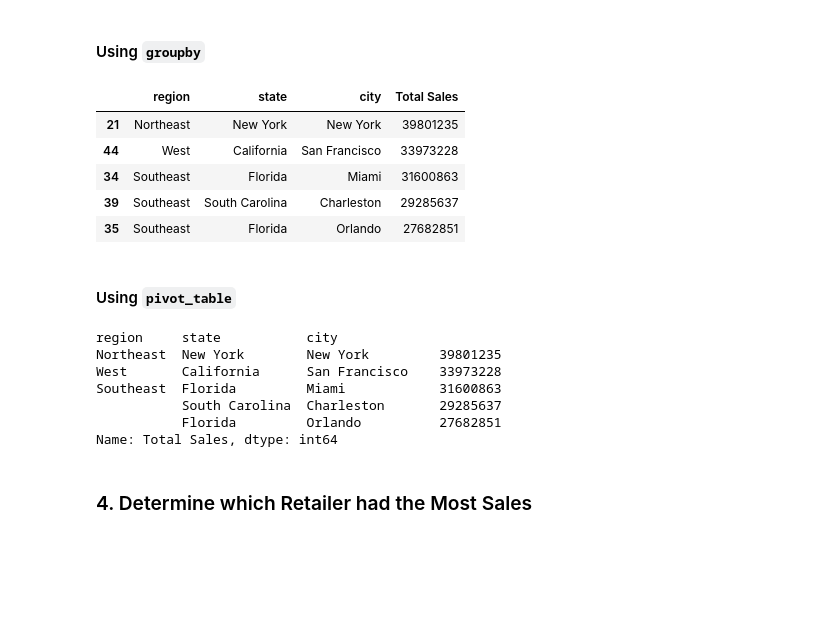
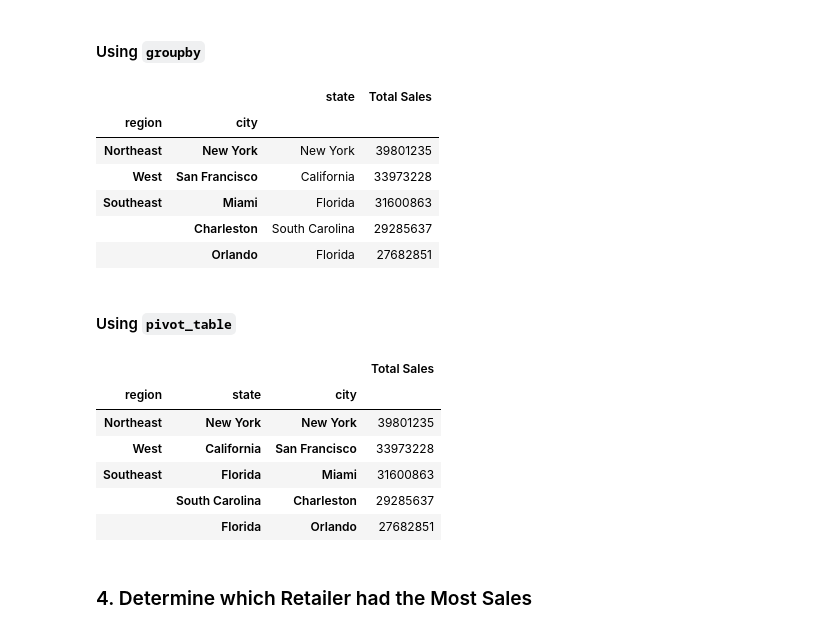
Before and after one commit to mward2020/athletic_sales_analysis, a Jupyter notebook: athletic_sales_analysis.ipynb, the cells around one changed output. Cells and saved outputs as stored; diff of their text form; code cells hidden in the pictures; blank space fills up the shorter version.

```diff
--- a/athletic_sales_analysis.ipynb
+++ b/athletic_sales_analysis.ipynb
@@ -242,25 +243,26 @@ Name: Total_Products_Sold, dtype: int64
 # %%
 # Show the total sales for the products sold for each region, state, and city.
 
 total_most_sales = (
     df_merged_sales_data.groupby(['region', 'state', 'city'])['total_sales']
     .sum()
-    .reset_index()
+    .reset_index(level=1    )
 )
 
 # Rename the "total_sales" column to "Total Sales"
 total_most_sales.rename(columns={'total_sales': 'Total Sales'}, inplace=True)
 
 # Show the top 5 results.
 top_5_results = total_most_sales.nlargest(5, 'Total Sales')
 top_5_results
 # %% [output]
-|  | region | state | city | Total Sales |
-| 21 | Northeast | New York | New York | 39801235 |
-| 44 | West | California | San Francisco | 33973228 |
-| 34 | Southeast | Florida | Miami | 31600863 |
-| 39 | Southeast | South Carolina | Charleston | 29285637 |
-| 35 | Southeast | Florida | Orlando | 27682851 |
+|  |  | state | Total Sales |
+| region | city |  |  |
+| Northeast | New York | New York | 39801235 |
+| West | San Francisco | California | 33973228 |
+| Southeast | Miami | Florida | 31600863 |
+|  | Charleston | South Carolina | 29285637 |
+|  | Orlando | Florida | 27682851 |
 # %% [markdown]
 #### Using `pivot_table`
 # %%
@@ -270,20 +272,20 @@ total_most_sales_pivot = pd.pivot_table(df_merged_sales_data, index=['region', '
 
 # Optional: Rename the "total_sales" column to "Total Sales"
 
-total_most_sales_pivot = total_most_sales_pivot.rename(columns={'total_sales': 'Total Sales'})
+total_most_sales_pivot = total_most_sales_pivot.rename(columns={'total_sales': 'Total Sales'}).nlargest(columns='Total Sales', n=5)
 
 # Show the top 5 results.
 
-top_5_results_pivot = total_most_sales_pivot['Total Sales'].nlargest(5)
-top_5_results_pivot
+# top_5_results_pivot = total_most_sales_pivot['Total Sales'].nlargest(5)
+total_most_sales_pivot
 # %% [output]
-region     state           city
-Northeast  New York        New York         39801235
-West       California      San Francisco    33973228
-Southeast  Florida         Miami            31600863
-           South Carolina  Charleston       29285637
-           Florida         Orlando          27682851
-Name: Total Sales, dtype: int64
+|  |  |  | Total Sales |
+| region | state | city |  |
+| Northeast | New York | New York | 39801235 |
+| West | California | San Francisco | 33973228 |
+| Southeast | Florida | Miami | 31600863 |
+|  | South Carolina | Charleston | 29285637 |
+|  | Florida | Orlando | 27682851 |
 # %% [markdown]
 ### 4. Determine which Retailer had the Most Sales
 # %% [markdown]
```
Also changed, not shown: parts of 4 cells of this notebook.
